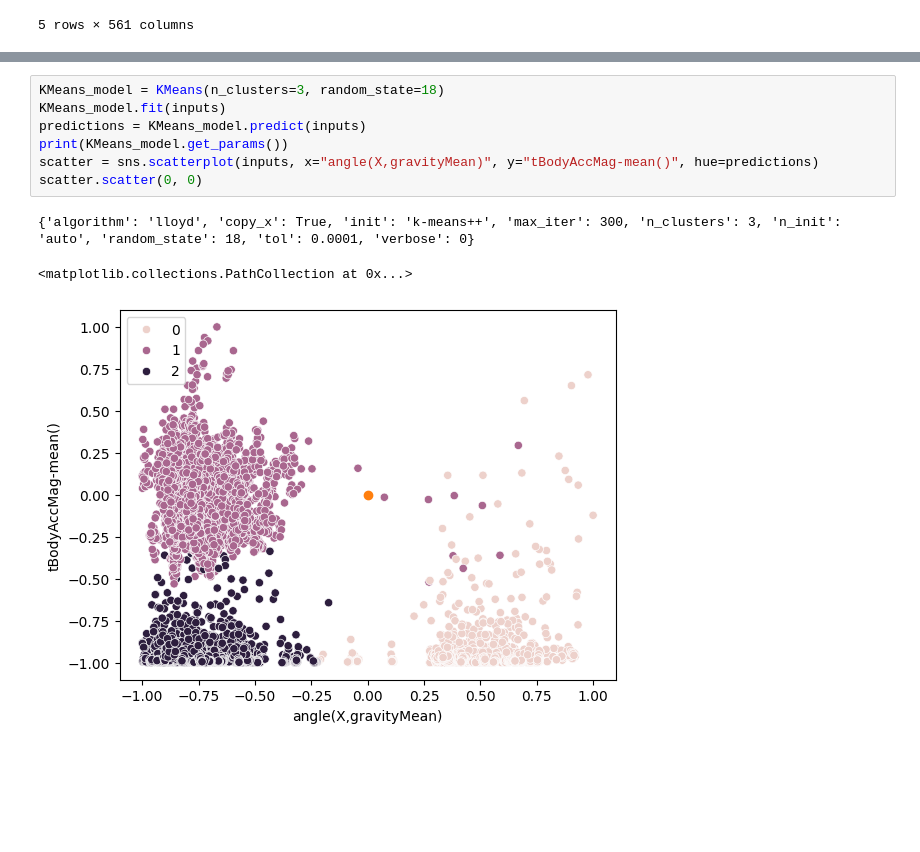
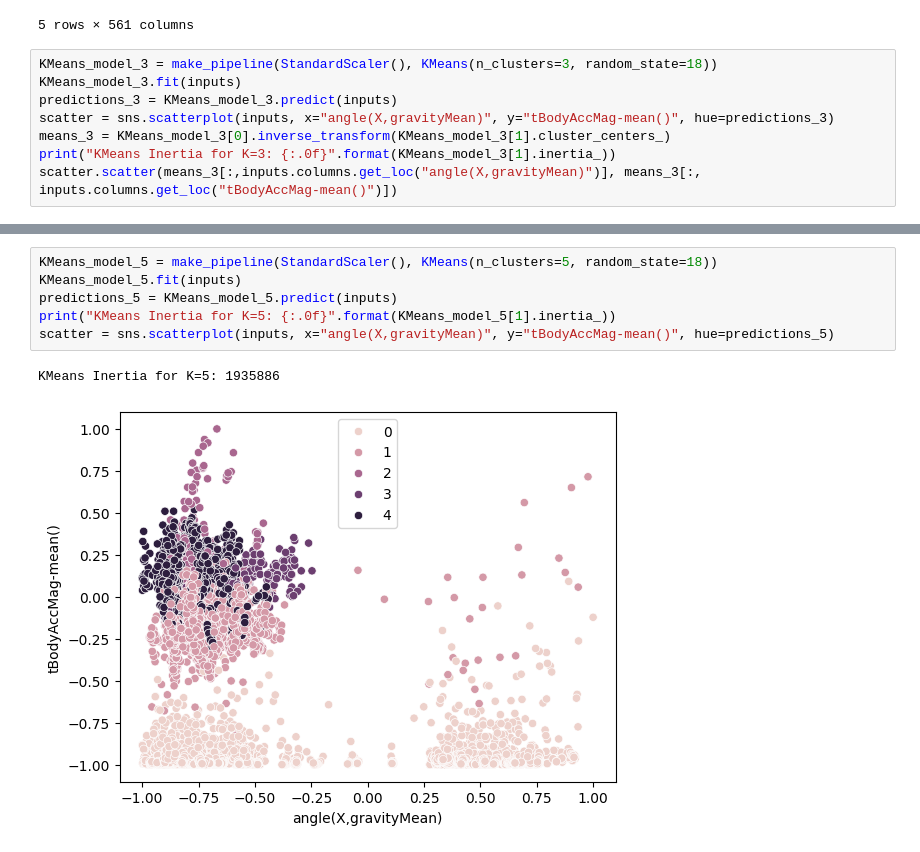
Before and after one commit to ZafeerAbbasi/MSE_413, a Jupyter notebook: Lab3/code/Part2.ipynb, the cells around one changed output, grey strips where cells are left out. Cells and saved outputs as stored; diff of their text form; blank space fills up the shorter version.

```diff
--- a/Lab3/code/Part2.ipynb
+++ b/Lab3/code/Part2.ipynb
@@ -16,3 +20,11 @@ inputs.head()
 | 3 | 0.279174 | -0.026201 | -0.123283 | -0.996091 | -0.983403 | ... |
 | 4 | 0.276629 | -0.016570 | -0.115362 | -0.998139 | -0.980817 | ... |
 5 rows × 561 columns
+# %%
+KMeans_model_3 = make_pipeline(StandardScaler(), KMeans(n_clusters=3, random_state=18))
+KMeans_model_3.fit(inputs)
+predictions_3 = KMeans_model_3.predict(inputs)
+scatter = sns.scatterplot(inputs, x="angle(X,gravityMean)", y="tBodyAccMag-mean()", hue=predictions_3)
+means_3 = KMeans_model_3[0].inverse_transform(KMeans_model_3[1].cluster_centers_)
+print("KMeans Inertia for K=3: {:.0f}".format(KMeans_model_3[1].inertia_))
+scatter.scatter(means_3[:,inputs.columns.get_loc("angle(X,gravityMean)")], means_3[:, inputs.columns.get_loc("tBodyAccMag-mean()")])
@@ -19,11 +35,9 @@ inputs.head()
 # %%
-KMeans_model = KMeans(n_clusters=3, random_state=18)
-KMeans_model.fit(inputs)
-predictions = KMeans_model.predict(inputs)
-print(KMeans_model.get_params())
-scatter = sns.scatterplot(inputs, x="angle(X,gravityMean)", y="tBodyAccMag-mean()", hue=predictions)
-scatter.scatter(0, 0)
+KMeans_model_5 = make_pipeline(StandardScaler(), KMeans(n_clusters=5, random_state=18))
+KMeans_model_5.fit(inputs)
+predictions_5 = KMeans_model_5.predict(inputs)
+print("KMeans Inertia for K=5: {:.0f}".format(KMeans_model_5[1].inertia_))
+scatter = sns.scatterplot(inputs, x="angle(X,gravityMean)", y="tBodyAccMag-mean()", hue=predictions_5)
 # %% [output]
-{'algorithm': 'lloyd', 'copy_x': True, 'init': 'k-means++', 'max_iter': 300, 'n_clusters': 3, 'n_init': 'auto', 'random_state': 18, 'tol': 0.0001, 'verbose': 0}
+KMeans Inertia for K=5: 1935886
-<matplotlib.collections.PathCollection at 0x...>
-[figure, old version]
+[figure, new version]
```
Also changed, not shown: parts of 10 cells of this notebook.
